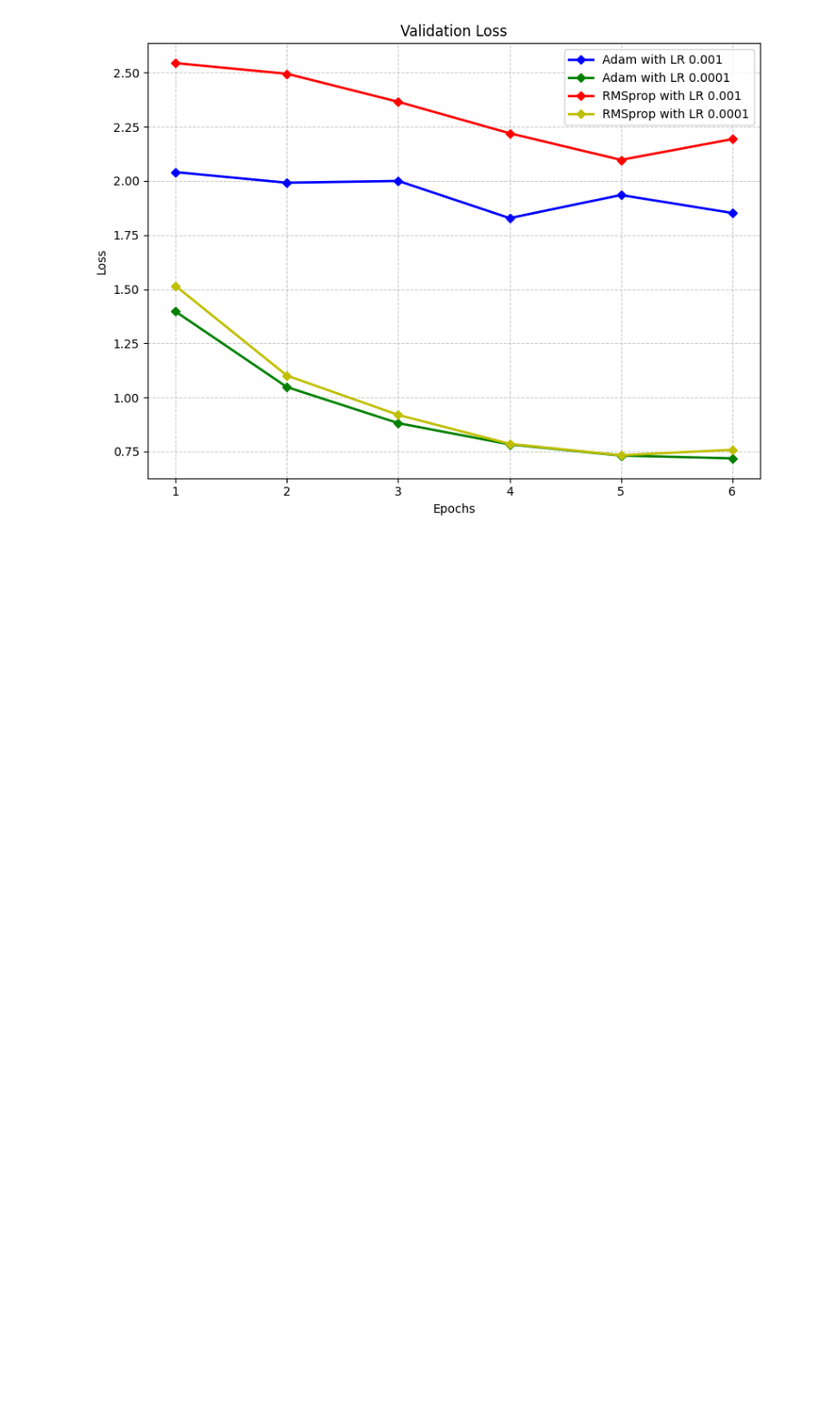
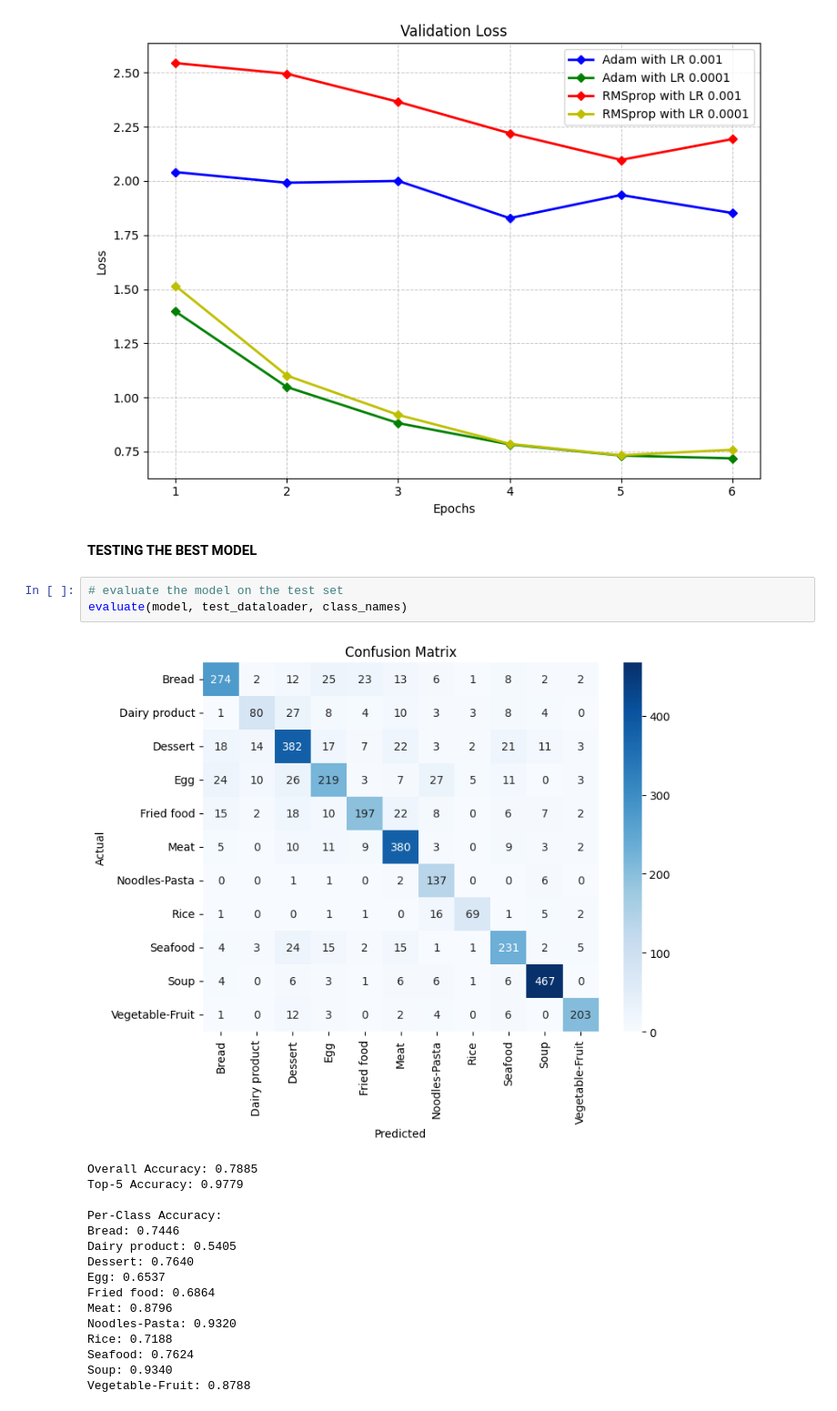
Before and after one commit to dasgauranga2/Deep-Learning-Fundamentals-Assignment-2, a Jupyter notebook: Assignment 2.ipynb, the cells around one changed output. Shown at 91% size. Cells and saved outputs as stored; diff of their text form; blank space fills up the shorter version.

Commit message:
Evaluating the best model on the test set

```diff
--- a/Assignment 2.ipynb
+++ b/Assignment 2.ipynb
@@ -842,3 +842,25 @@ plot_curves(results)
 # %% [output]
 [figure]
 [figure]
+# %% [markdown]
+**TESTING THE BEST MODEL**
+# %%
+# evaluate the model on the test set
+evaluate(model, test_dataloader, class_names)
+# %% [output]
+[figure, added]
+Overall Accuracy: 0.7885
+Top-5 Accuracy: 0.9779
+
+Per-Class Accuracy:
+Bread: 0.7446
+Dairy product: 0.5405
+Dessert: 0.7640
+Egg: 0.6537
+Fried food: 0.6864
+Meat: 0.8796
+Noodles-Pasta: 0.9320
+Rice: 0.7188
+Seafood: 0.7624
+Soup: 0.9340
+Vegetable-Fruit: 0.8788
```
